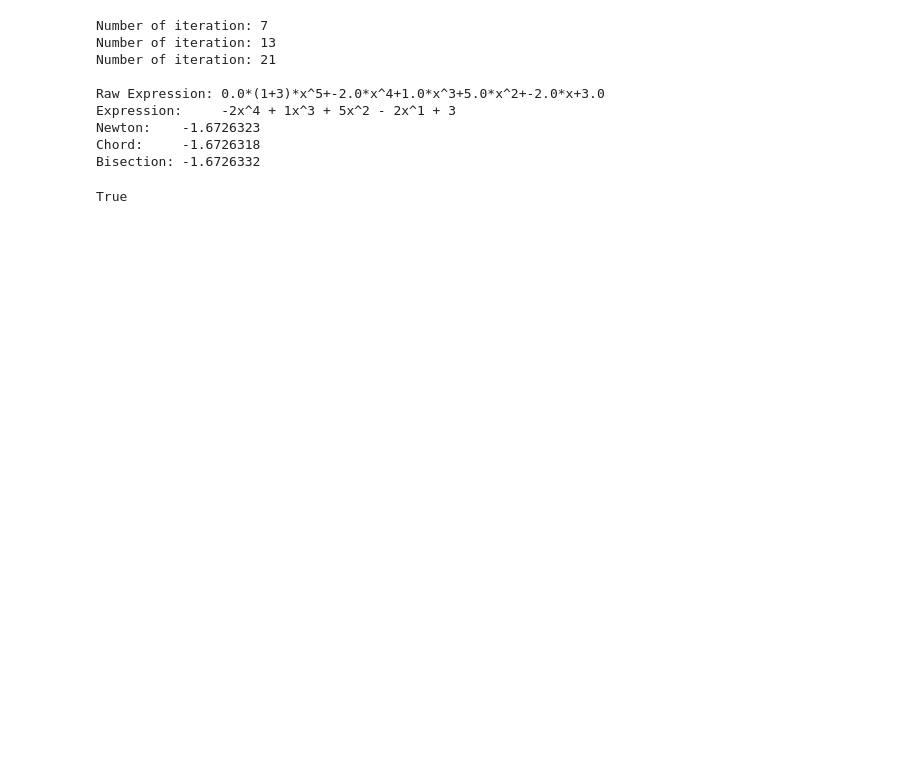
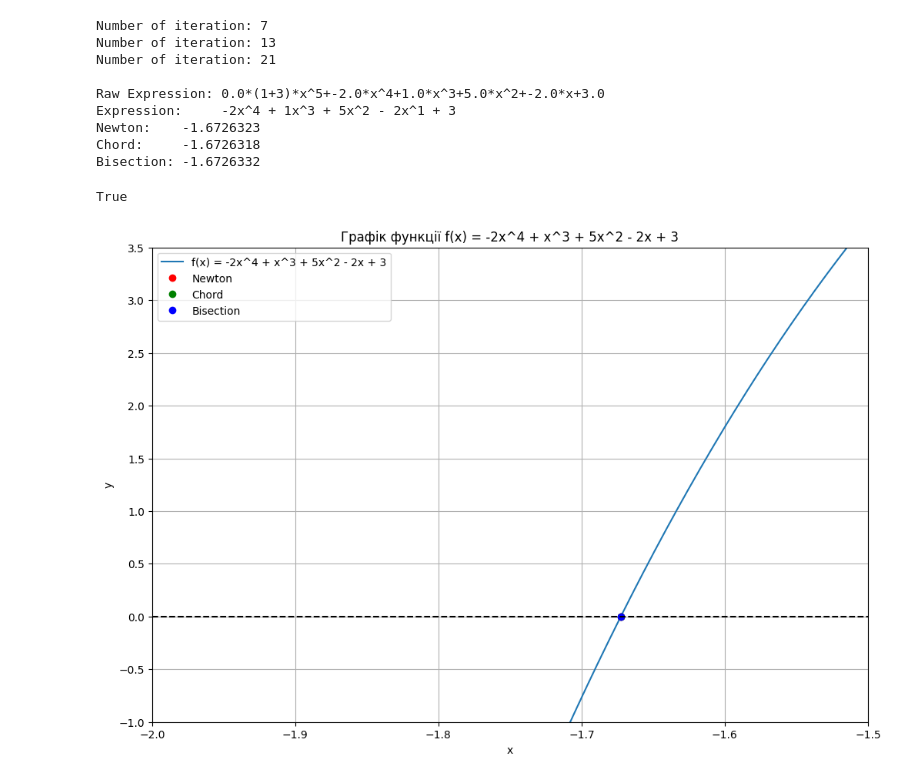
Before and after one commit to Ak1yamaKiyoshi/kpi-SR, a Jupyter notebook: jupyter/lab_5.ipynb, the cells around one changed output. Cells and saved outputs as stored; diff of their text form; code cells hidden in the pictures; blank space fills up the shorter version.

```diff
--- a/jupyter/lab_5.ipynb
+++ b/jupyter/lab_5.ipynb
@@ -147,3 +130,44 @@ Newton:    -1.6726323
 Chord:     -1.6726318
 Bisection: -1.6726332
 True
+# %%
+import numpy as np
+import matplotlib.pyplot as plt
+
+def f(x):
+    return -2*x**4 + x**3 + 5*x**2 - 2*x + 3
+
+# Створення масиву x-значень з фокусом на область коренів
+x = np.linspace(-2.5, -0.5, 1000)
+
+# Обчислення відповідних y-значень
+y = f(x)
+
+# Створення графіку
+plt.figure(figsize=(12, 8))
+plt.plot(x, y, label='f(x) = -2x^4 + x^3 + 5x^2 - 2x + 3')
+
+
+plt.plot(newton, f(newton), 'ro', label='Newton')
+plt.plot(chord, f(chord), 'go', label='Chord')
+plt.plot(bisection, f(bisection), 'bo', label='Bisection')
+
+# Анотація точки (0, 3)
+plt.annotate('(0, 0)', xy=(0, 0), xytext=(0, 0),
+             arrowprops=dict(facecolor='black', shrink=0.05))
+
+# Налаштування графіку
+plt.axhline(y=0, color='k', linestyle='--')
+plt.axvline(x=0, color='k', linestyle='--')
+plt.xlabel('x')
+plt.ylabel('y')
+plt.title('Графік функції f(x) = -2x^4 + x^3 + 5x^2 - 2x + 3')
+plt.legend()
+plt.grid(True)
+
+plt.xlim(-2.0, -1.5)
+plt.ylim(-1, 3.5)
+
+plt.show()
+# %% [output]
+[figure, added]
```
Also changed, not shown: parts of 1 cell of this notebook, 29 other files.
